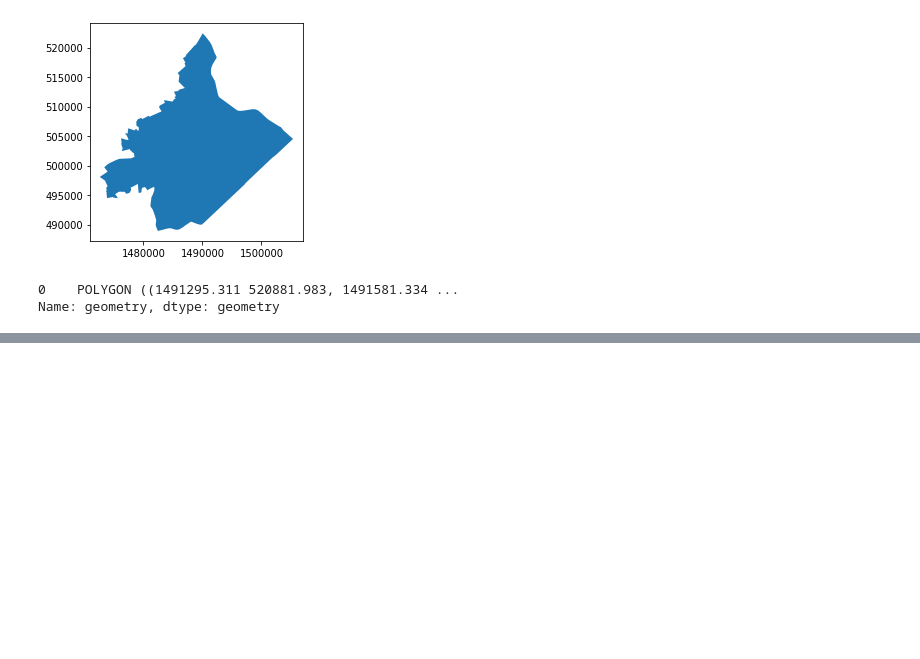
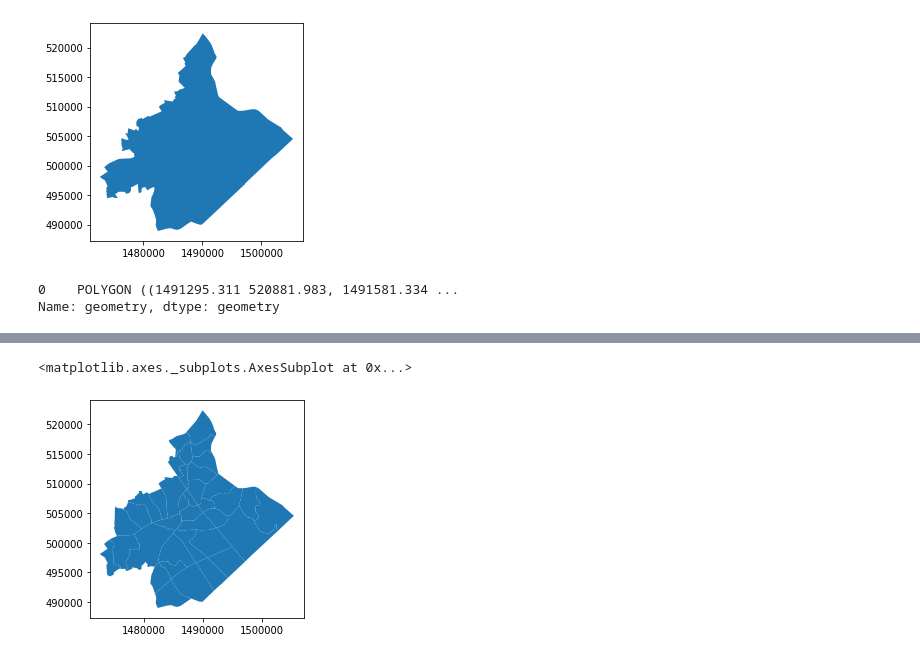
Before and after one commit to NRavi01/EquitySimulationCity, a Jupyter notebook: reading_shapefiles.ipynb, the cells around one changed output, grey strips where cells are left out. Cells and saved outputs as stored; diff of their text form; code cells hidden in the pictures; blank space fills up the shorter version.

```diff
--- a/reading_shapefiles.ipynb
+++ b/reading_shapefiles.ipynb
@@ -19,0 +26,3 @@ Name: geometry, dtype: geometry
+# %%
+zones = gpd.read_file("zip://./data/SE Data by TAZ.zip!SE Data by TAZ")
+zones.head()
@@ -19,0 +36,5 @@ Name: geometry, dtype: geometry
+# %%
+zones.plot()
+# %% [output]
+<matplotlib.axes._subplots.AxesSubplot at 0x...>
+[figure, added]
```
Also changed, not shown: parts of 17 cells of this notebook, 4 other files.
